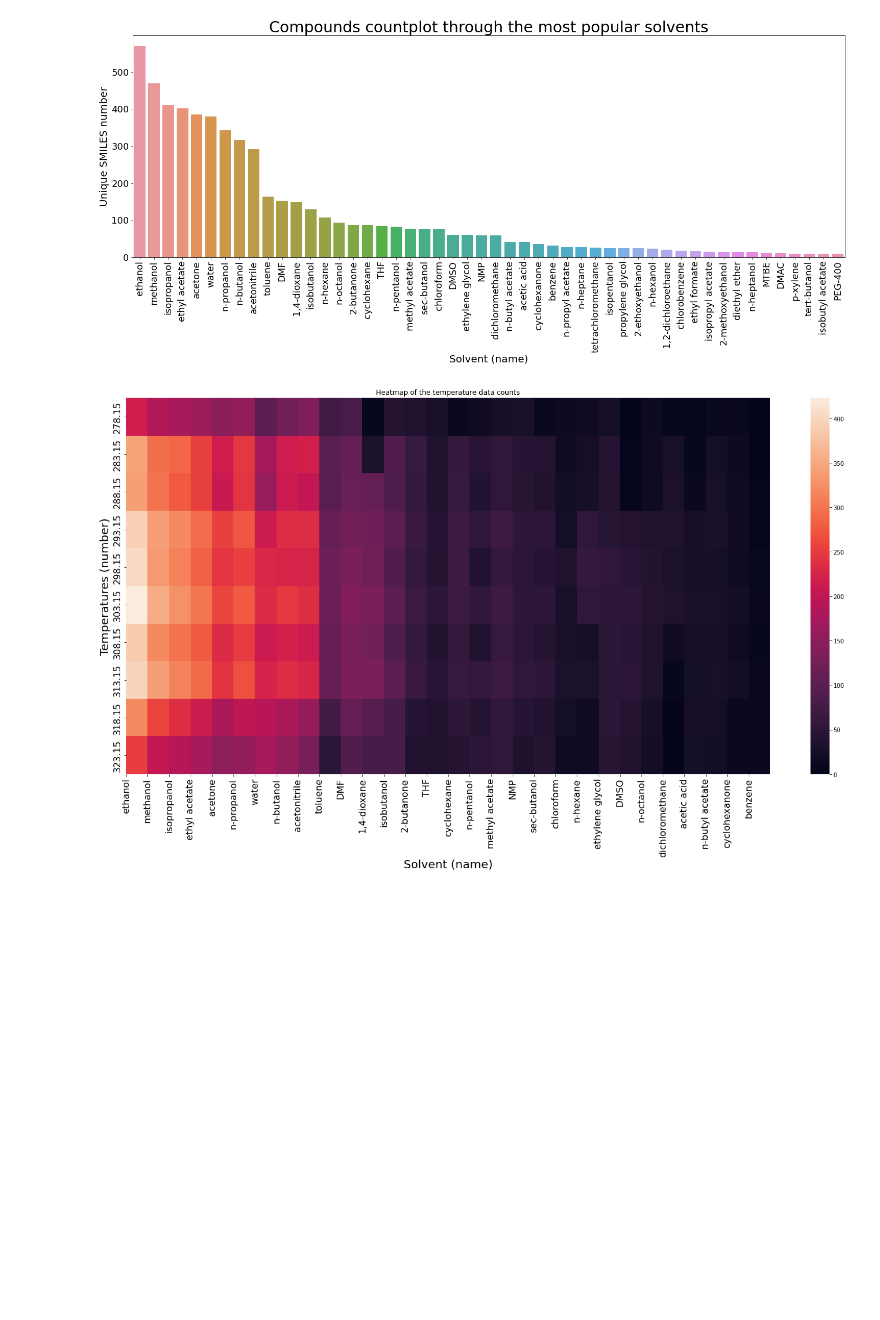
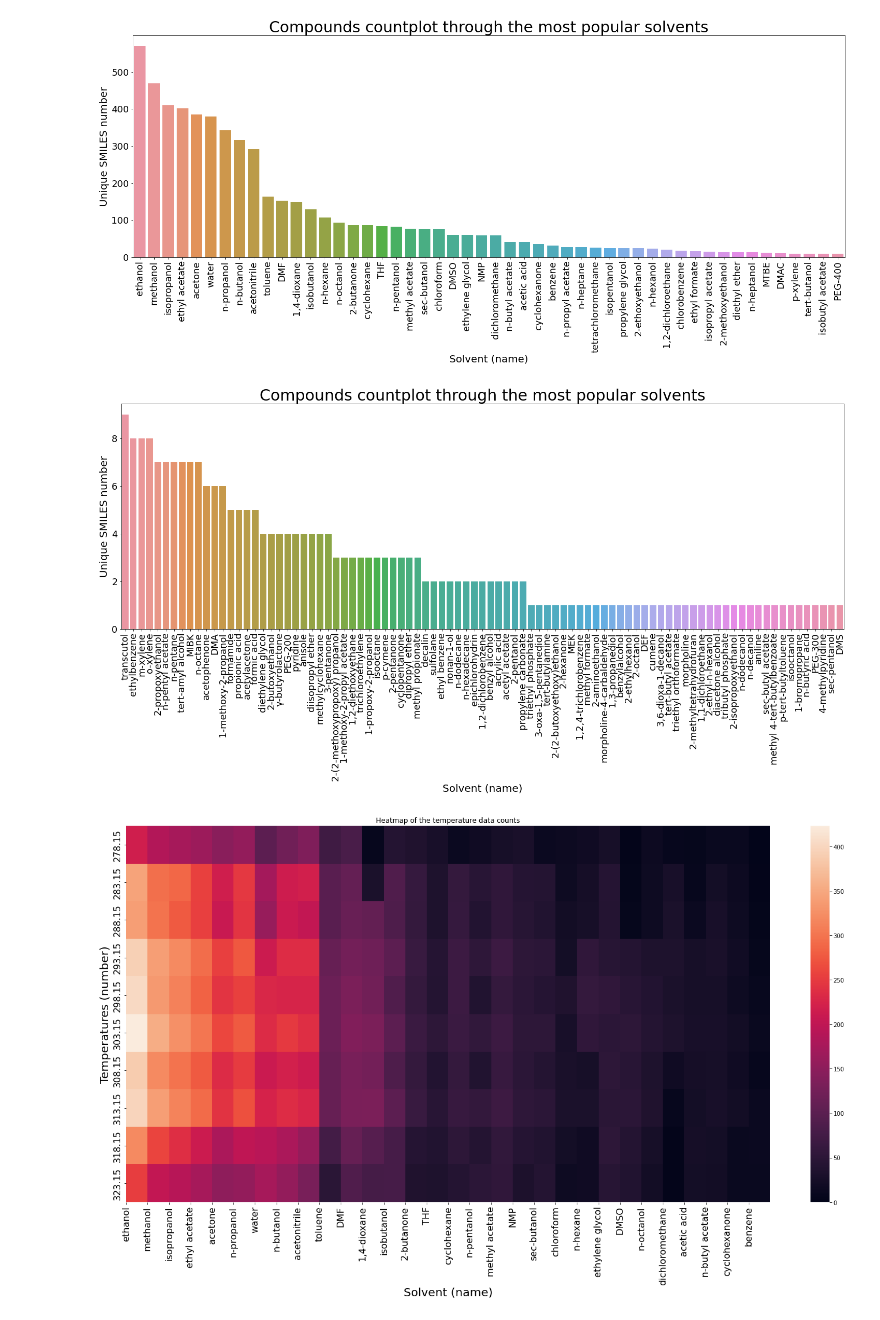
Before and after one commit to Cemich/BigSolDB, a Jupyter notebook: Solubility Graphics.ipynb, the cells around one changed output. Saved outputs shown, nothing was run; the diff lists cells and outputs as text; code cells hidden in the pictures; blank space fills up the shorter version.

```diff
--- a/Solubility Graphics.ipynb
+++ b/Solubility Graphics.ipynb
@@ -168,6 +168,23 @@ plt.title('Compounds countplot through the most popular solvents', fontsize=30)
 plt.show()
 # %% [output]
 [figure]
+# %%
+# Number of unique organic compounds whose solubility has been studied in other solvents
+solv_smiles = data.drop_duplicates(['SMILES', 'Solvent']).Solvent
+idx = solv_smiles.value_counts()[50:].index
+to_smiles_countplot = solv_smiles[solv_smiles.isin(idx)]
+order = to_smiles_countplot.value_counts().index
+
+f, ax = plt.subplots(figsize=(25, 8))
+sns.countplot(to_smiles_countplot, order=order)
+plt.xticks(rotation=90)
+plt.tick_params(labelsize = 18)
+plt.xlabel('Solvent (name)', fontsize=20)
+plt.ylabel('Unique SMILES number', fontsize=20)
+plt.title('Compounds countplot through the most popular solvents', fontsize=30)
+plt.show()
+# %% [output]
+[figure, added]
 # %%
 # Heatmap of the number of solubilities
 # measured in the top 50 most popular solvents at the most popular temperatures.
```
Also changed, not shown: parts of 4 cells of this notebook.
